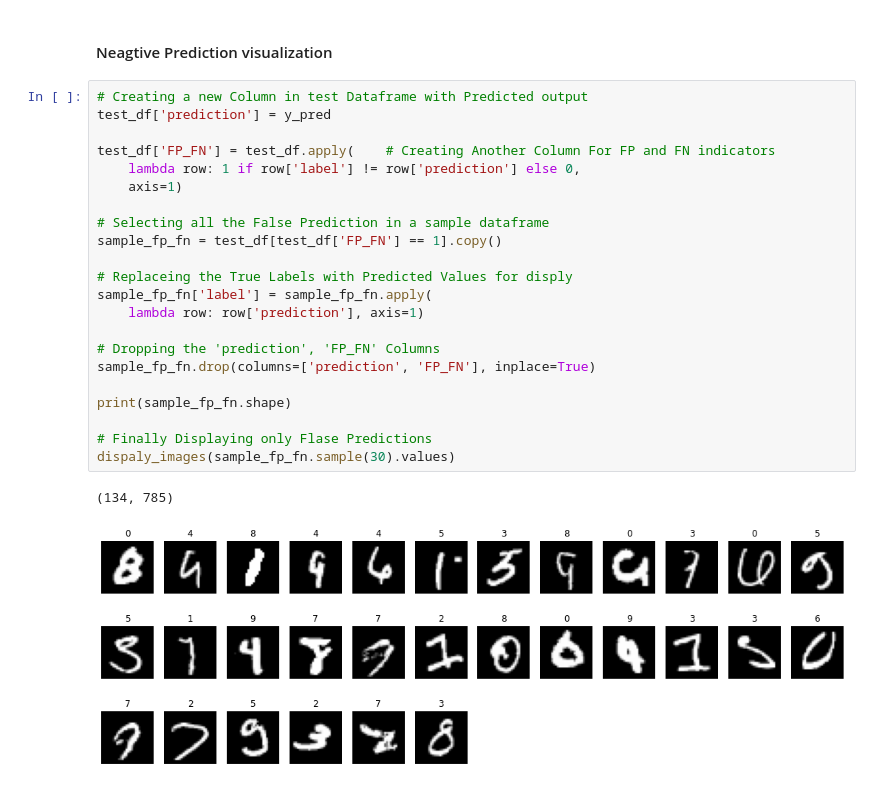
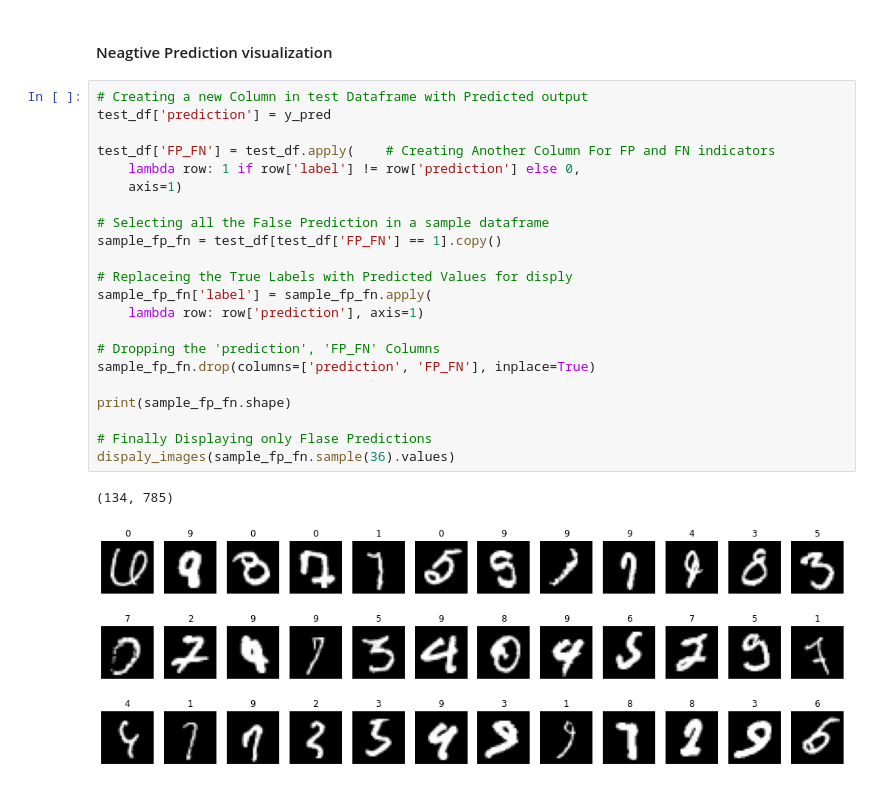
Before and after one commit to RahulDas-dev/leenet_for_mnist, a Jupyter notebook: leenet_for_mnist_digit_dataset.ipynb, the cells around one changed output. Saved outputs shown, nothing was run; the diff lists cells and outputs as text.

```diff
--- a/leenet_for_mnist_digit_dataset.ipynb
+++ b/leenet_for_mnist_digit_dataset.ipynb
@@ -334,25 +334,25 @@ plot_confusion_matix(mat)
 # %%
 # Creating a new Column in test Dataframe with Predicted output
 test_df['prediction'] = y_pred
 
 test_df['FP_FN'] = test_df.apply(    # Creating Another Column For FP and FN indicators
     lambda row: 1 if row['label'] != row['prediction'] else 0,
     axis=1)
 
 # Selecting all the False Prediction in a sample dataframe
 sample_fp_fn = test_df[test_df['FP_FN'] == 1].copy()
 
 # Replaceing the True Labels with Predicted Values for disply
 sample_fp_fn['label'] = sample_fp_fn.apply(
     lambda row: row['prediction'], axis=1)
 
 # Dropping the 'prediction', 'FP_FN' Columns
 sample_fp_fn.drop(columns=['prediction', 'FP_FN'], inplace=True)
 
 print(sample_fp_fn.shape)
 
 # Finally Displaying only Flase Predictions
-dispaly_images(sample_fp_fn.sample(30).values)
+dispaly_images(sample_fp_fn.sample(36).values)
 # %% [output]
 (134, 785)
-[figure, old version]
+[figure, new version]
```
Also changed, not shown: parts of 1 cell of this notebook, 3 other files.
